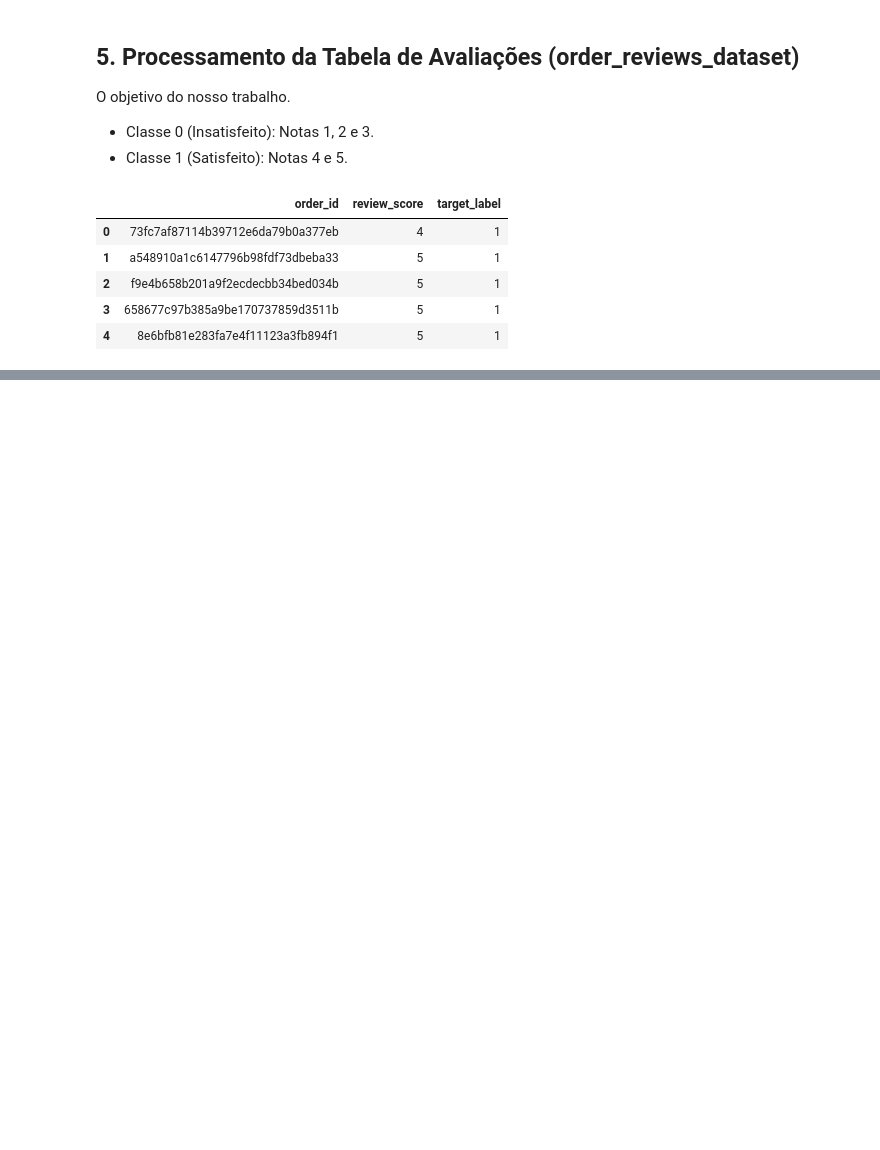
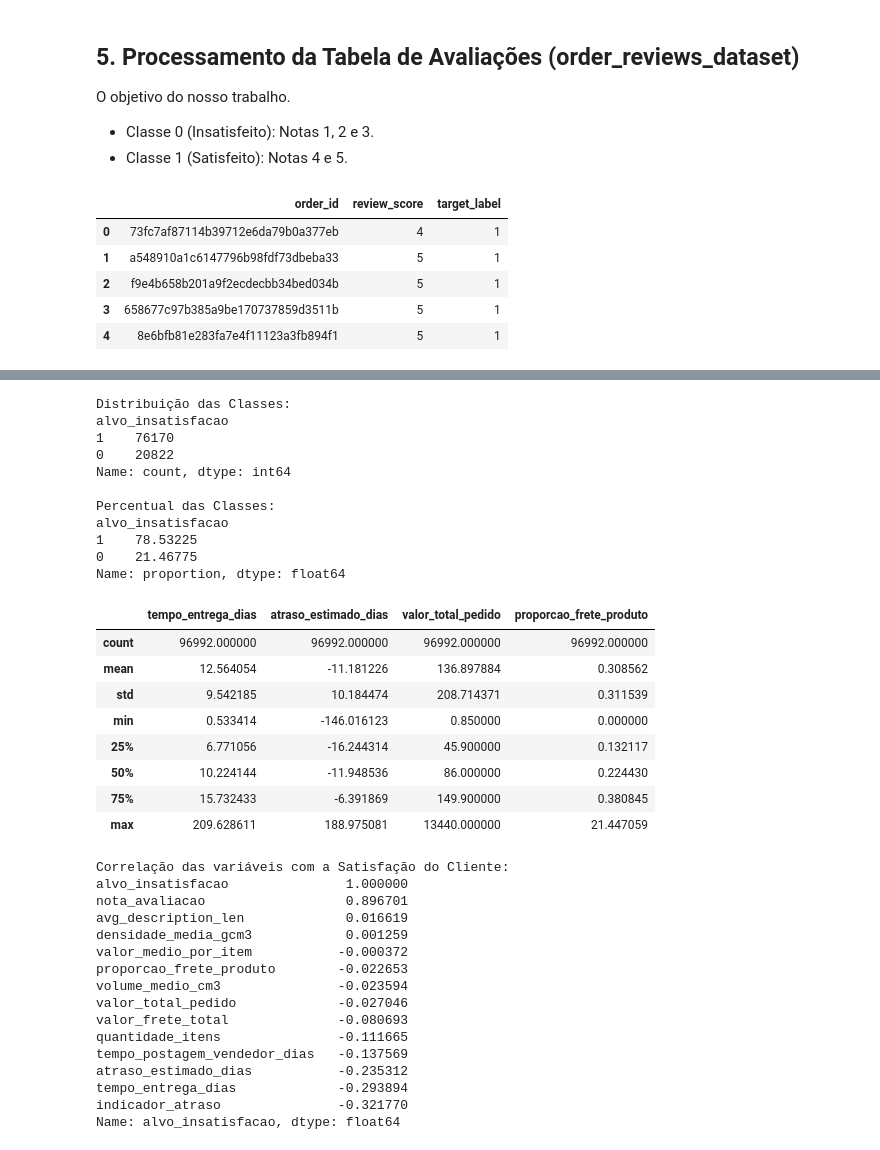
Before and after one commit to mvssilva/ecommerce-review-impact-study, a Jupyter notebook: main.ipynb, the cells around one changed output, grey strips where cells are left out. Saved outputs shown, nothing was run; the diff lists cells and outputs as text; code cells hidden in the pictures; blank space fills up the shorter version.

```diff
--- a/main.ipynb
+++ b/main.ipynb
@@ -253,8 +229,8 @@ def binarizar_nota(score):
     else:
         return 0 # Insatisfeito
 # %%
-df_processed_reviews['target_label'] = df_processed_reviews['review_score'].apply(binarizar_nota)
-df_final_reviews = df_processed_reviews[['order_id', 'review_score', 'target_label']].copy()
+df_reviews['target_label'] = df_reviews['review_score'].apply(binarizar_nota)
+df_final_reviews = df_reviews[['order_id', 'review_score', 'target_label']].copy()
 df_final_reviews.head()
 # %% [output]
 |  | order_id | review_score | target_label |
@@ -272,0 +244,20 @@ Unificamos todas as informações construídas anteriormente (Logística, Financ
+# %%
+# Iniciando o merge a partir dos reviews (base do target)
+df_master = df_final_reviews.copy()
+
+# Join com Logística
+df_master = df_master.merge(df_final_time, on='order_id', how='left')
+
+# Join com Preços e Produtos
+df_master = df_master.merge(df_final_price, on='order_id', how='left')
+
+# Join com Clientes
+df_master = df_master.merge(df_final_costumers, on='customer_id', how='left')
+# %%
+# Limpeza final de registros incompletos
+df_master = df_master.dropna()
+
+# Adicionando Flag de Atraso Binário
+df_master['is_late'] = (df_master['tempo_delay'] > 0).astype(int)
+
+print(f"Dataset Final: {df_master.shape}")
@@ -272,0 +324,56 @@ Unificamos todas as informações construídas anteriormente (Logística, Financ
+# %%
+# Testes básicos antes de iniciar o processo do classificador
+
+# Contagem absoluta
+print("Distribuição das Classes:")
+print(df_master['alvo_insatisfacao'].value_counts())
+
+# Contagem percentual
+print("\nPercentual das Classes:")
+print(df_master['alvo_insatisfacao'].value_counts(normalize=True) * 100)
+
+cols_analise = ['tempo_entrega_dias', 'atraso_estimado_dias', 'valor_total_pedido', 'proporcao_frete_produto']
+display(df_master[cols_analise].describe())
+
+# Calculando a correlação apenas das colunas numéricas com o alvo
+correlacoes = df_master.corr(numeric_only=True)['alvo_insatisfacao'].sort_values(ascending=False)
+
+print("Correlação das variáveis com a Satisfação do Cliente:")
+print(correlacoes)
+# %% [output]
+Distribuição das Classes:
+alvo_insatisfacao
+1    76170
+0    20822
+Name: count, dtype: int64
+
+Percentual das Classes:
+alvo_insatisfacao
+1    78.53225
+0    21.46775
+Name: proportion, dtype: float64
+|  | tempo_entrega_dias | atraso_estimado_dias | valor_total_pedido | proporcao_frete_produto |
+| count | 96992.000000 | 96992.000000 | 96992.000000 | 96992.000000 |
+| mean | 12.564054 | -11.181226 | 136.897884 | 0.308562 |
+| std | 9.542185 | 10.184474 | 208.714371 | 0.311539 |
+| min | 0.533414 | -146.016123 | 0.850000 | 0.000000 |
+| 25% | 6.771056 | -16.244314 | 45.900000 | 0.132117 |
+| 50% | 10.224144 | -11.948536 | 86.000000 | 0.224430 |
+| 75% | 15.732433 | -6.391869 | 149.900000 | 0.380845 |
+| max | 209.628611 | 188.975081 | 13440.000000 | 21.447059 |
+Correlação das variáveis com a Satisfação do Cliente:
+alvo_insatisfacao               1.000000
+nota_avaliacao                  0.896701
+avg_description_len             0.016619
+densidade_media_gcm3            0.001259
+valor_medio_por_item           -0.000372
+proporcao_frete_produto        -0.022653
+volume_medio_cm3               -0.023594
+valor_total_pedido             -0.027046
+valor_frete_total              -0.080693
+quantidade_itens               -0.111665
+tempo_postagem_vendedor_dias   -0.137569
+atraso_estimado_dias           -0.235312
+tempo_entrega_dias             -0.293894
+indicador_atraso               -0.321770
+Name: alvo_insatisfacao, dtype: float64
```
Also changed, not shown: parts of 27 cells of this notebook.
